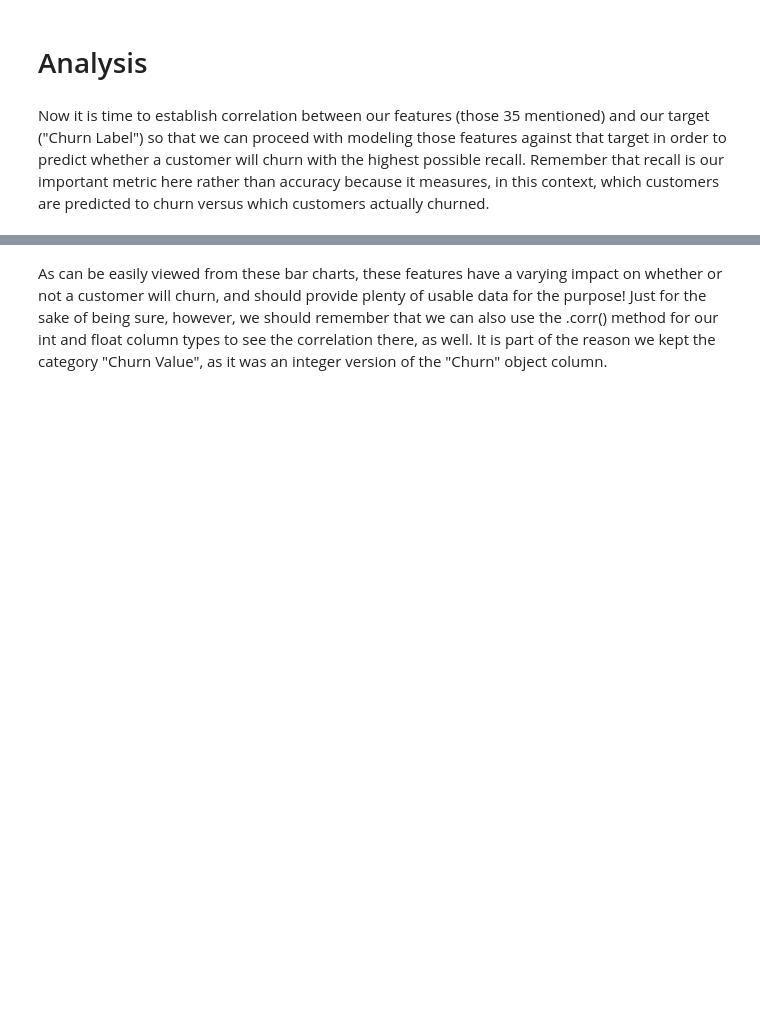
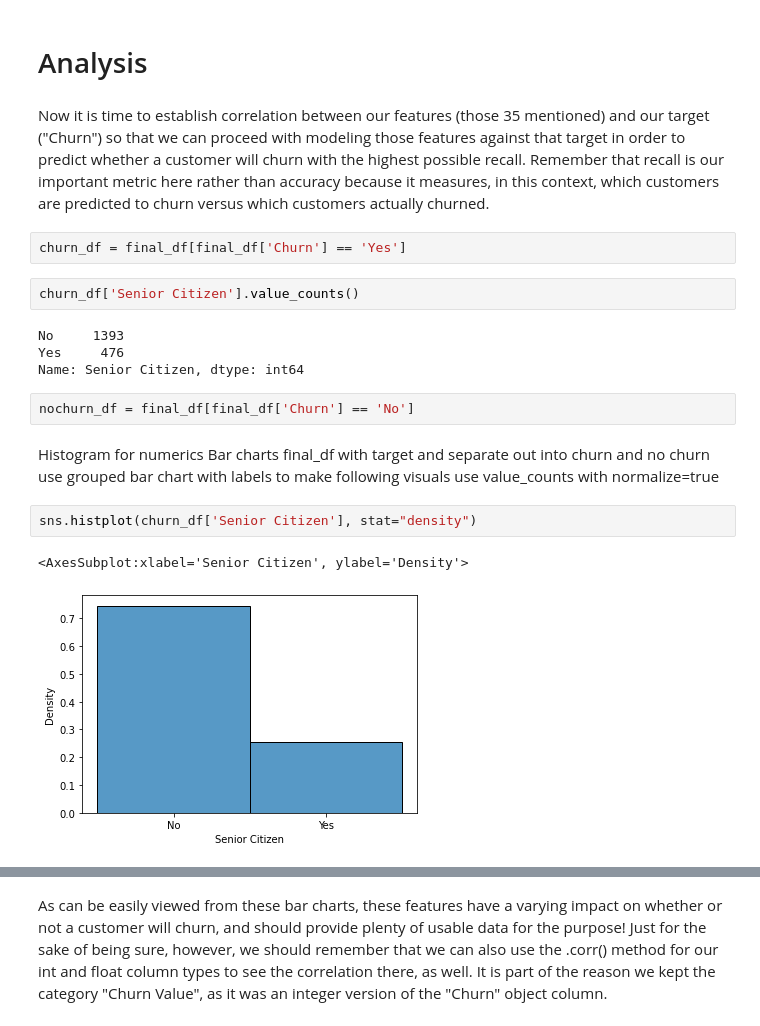
Before and after one commit to falloutb1tch/ChurnBackTime, a Jupyter notebook: Final.ipynb, the cells around one changed output, grey strips where cells are left out. Cells and saved outputs as stored; diff of their text form; blank space fills up the shorter version.

```diff
--- a/Final.ipynb
+++ b/Final.ipynb
@@ -440,4 +440,24 @@ Name: Churn, Length: 7043, dtype: object
 # %% [markdown]
 # Analysis
 # %% [markdown]
-Now it is time to establish correlation between our features (those 35 mentioned) and our target ("Churn Label") so that we can proceed with modeling those features against that target in order to predict whether a customer will churn with the highest possible recall. Remember that recall is our important metric here rather than accuracy because it measures, in this context, which customers are predicted to churn versus which customers actually churned.
+Now it is time to establish correlation between our features (those 35 mentioned) and our target ("Churn") so that we can proceed with modeling those features against that target in order to predict whether a customer will churn with the highest possible recall. Remember that recall is our important metric here rather than accuracy because it measures, in this context, which customers are predicted to churn versus which customers actually churned.
+# %%
+churn_df = final_df[final_df['Churn'] == 'Yes']
+# %%
+churn_df['Senior Citizen'].value_counts()
+# %% [output]
+No     1393
+Yes     476
+Name: Senior Citizen, dtype: int64
+# %%
+nochurn_df = final_df[final_df['Churn'] == 'No']
+# %% [markdown]
+Histogram for numerics
+Bar charts
+final_df with target and separate out into churn and no churn
+use grouped bar chart with labels to make following visuals use value_counts with normalize=true
+# %%
+sns.histplot(churn_df['Senior Citizen'], stat="density")
+# %% [output]
+<AxesSubplot:xlabel='Senior Citizen', ylabel='Density'>
+[figure, added]
```
Also changed, not shown: parts of 29 cells of this notebook.
